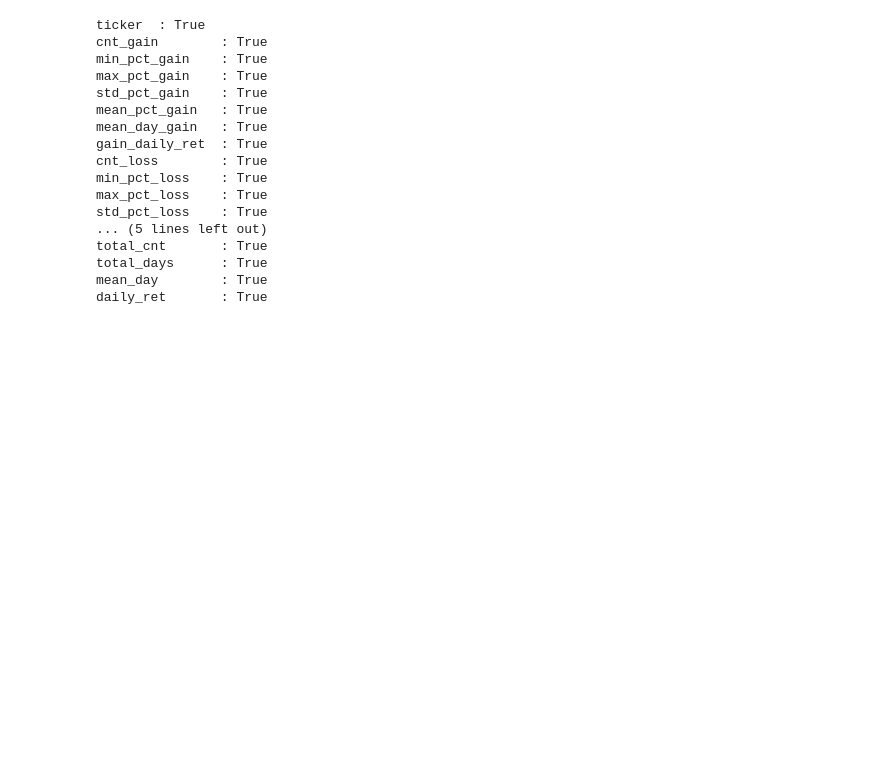
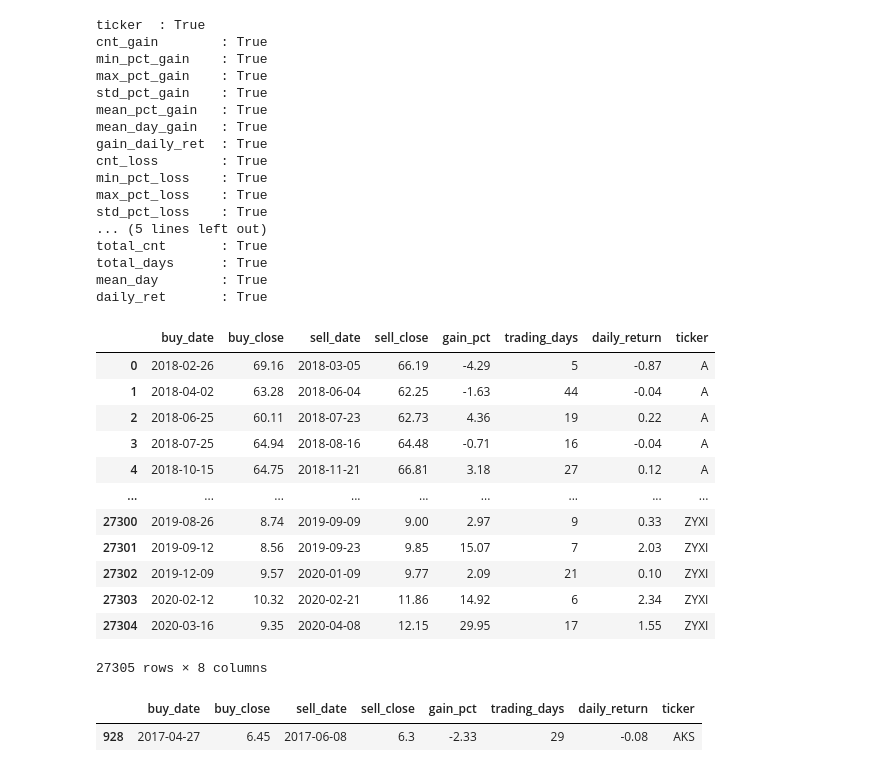
Before and after one commit to frkornet/Stockie, a Jupyter notebook: notebook/stats.ipynb, the cells around one changed output. Saved outputs shown, nothing was run; the diff lists cells and outputs as text; code cells hidden in the pictures; blank space fills up the shorter version.

```diff
--- a/notebook/stats.ipynb
+++ b/notebook/stats.ipynb
@@ -581,3 +581,27 @@ total_cnt       : True
 total_days      : True
 mean_day        : True
 daily_ret       : True
+# %%
+from symbols import TEST_TRADE_FNM
+df=pd.read_csv(TEST_TRADE_FNM)
+df
+# %% [output]
+|  | buy_date | buy_close | sell_date | sell_close | gain_pct | trading_days | daily_return | ticker |
+| 0 | 2018-02-26 | 69.16 | 2018-03-05 | 66.19 | -4.29 | 5 | -0.87 | A |
+| 1 | 2018-04-02 | 63.28 | 2018-06-04 | 62.25 | -1.63 | 44 | -0.04 | A |
+| 2 | 2018-06-25 | 60.11 | 2018-07-23 | 62.73 | 4.36 | 19 | 0.22 | A |
+| 3 | 2018-07-25 | 64.94 | 2018-08-16 | 64.48 | -0.71 | 16 | -0.04 | A |
+| 4 | 2018-10-15 | 64.75 | 2018-11-21 | 66.81 | 3.18 | 27 | 0.12 | A |
+| ... | ... | ... | ... | ... | ... | ... | ... | ... |
+| 27300 | 2019-08-26 | 8.74 | 2019-09-09 | 9.00 | 2.97 | 9 | 0.33 | ZYXI |
+| 27301 | 2019-09-12 | 8.56 | 2019-09-23 | 9.85 | 15.07 | 7 | 2.03 | ZYXI |
+| 27302 | 2019-12-09 | 9.57 | 2020-01-09 | 9.77 | 2.09 | 21 | 0.10 | ZYXI |
+| 27303 | 2020-02-12 | 10.32 | 2020-02-21 | 11.86 | 14.92 | 6 | 2.34 | ZYXI |
+| 27304 | 2020-03-16 | 9.35 | 2020-04-08 | 12.15 | 29.95 | 17 | 1.55 | ZYXI |
+27305 rows × 8 columns
+# %%
+idx = df.buy_date == '2017-04-27'
+df.loc[idx]
+# %% [output]
+|  | buy_date | buy_close | sell_date | sell_close | gain_pct | trading_days | daily_return | ticker |
+| 928 | 2017-04-27 | 6.45 | 2017-06-08 | 6.3 | -2.33 | 29 | -0.08 | AKS |
```
Also changed, not shown: 3 other files.
